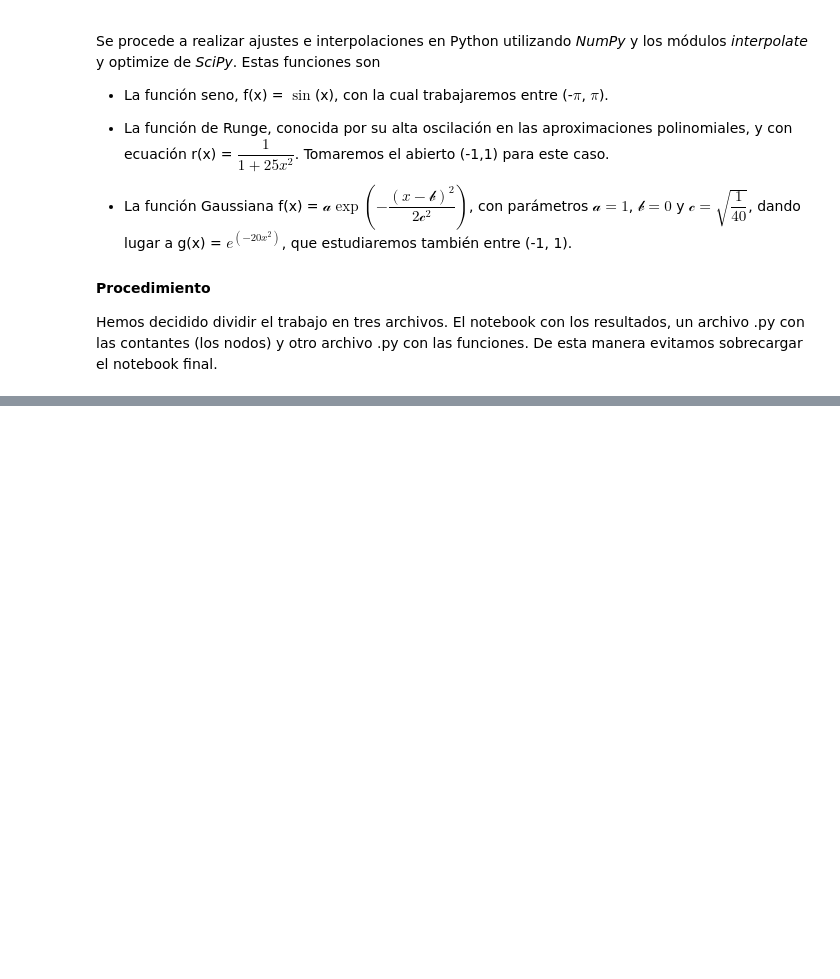
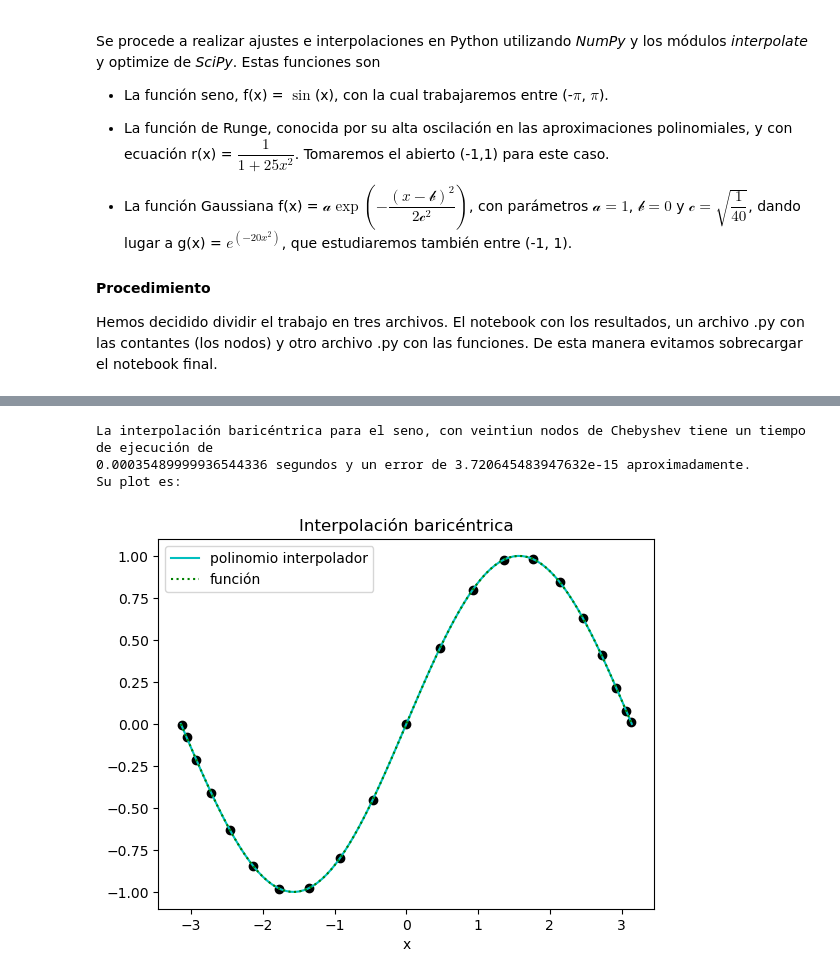
Before and after one commit to adanaviles/master_matematica_unir, a Jupyter notebook: programacion_cientifica/practica_grupal/practica.ipynb, the cells around one changed output, grey strips where cells are left out. Saved outputs shown, nothing was run; the diff lists cells and outputs as text; code cells hidden in the pictures; blank space fills up the shorter version.

```diff
--- a/programacion_cientifica/practica_grupal/practica.ipynb
+++ b/programacion_cientifica/practica_grupal/practica.ipynb
@@ -49,0 +104,13 @@ array([1.87804243e-86, 1.36512197e-55, 1.37573233e-31, 1.92217473e-14,
+# %%
+# Polinomio interpolador que se obtiene con 21 nodos de Chebysheven la función seno
+_, fig_cheby_sin__21, tiempo_ejecucion_cheby_sin_21, error_cheby_sin_21 = F.inter_bar(const.nodos_cheby_sin_21,
+                                                                                            F.sin_vec,
+                                                                                            const.abscisas_sin)
+print('La interpolación baricéntrica para el seno, con veintiun nodos de Chebyshev tiene un tiempo de ejecución de \n' +\
+     str(tiempo_ejecucion_cheby_sin_21) +' y un error de ' + str(error_cheby_sin_21) + ' aproximadamente. \nSu plot es: ')
+fig_cheby_sin__21
+# %% [output]
+La interpolación baricéntrica para el seno, con veintiun nodos de Chebyshev tiene un tiempo de ejecución de
+0.00035489999936544336 segundos y un error de 3.720645483947632e-15 aproximadamente.
+Su plot es:
+[figure, added]
```
Also changed, not shown: parts of 70 cells of this notebook, 4 other files.
